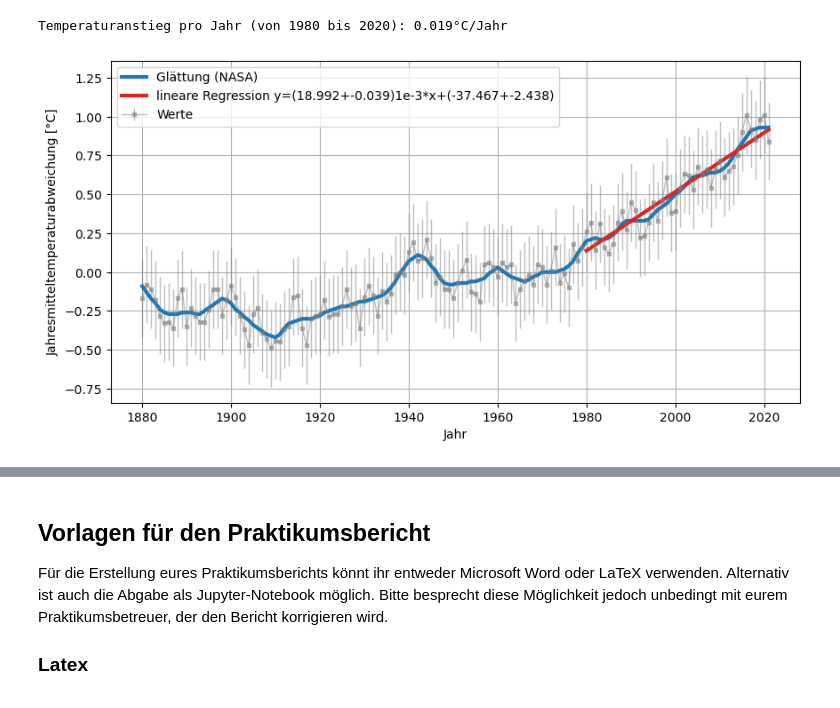
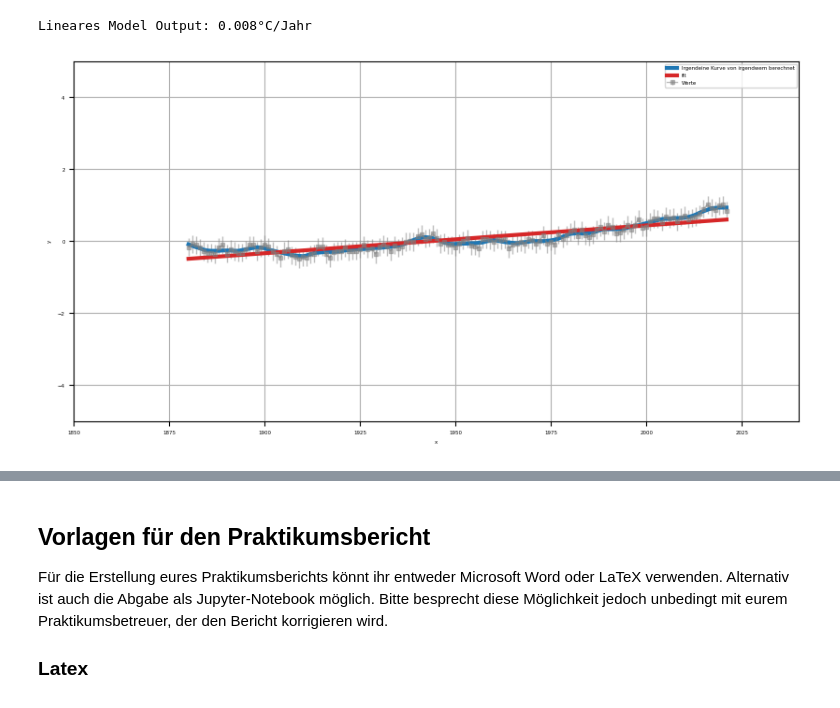
Before and after one commit to Kisleif/mtbook, a Jupyter notebook: _sources/content/0_Praktikum.ipynb, the cells around one changed output, grey strips where cells are left out. Drawn from its saved outputs; the diff is of its cells as text; code cells hidden in the pictures.

```diff
--- a/_sources/content/0_Praktikum.ipynb
+++ b/_sources/content/0_Praktikum.ipynb
@@ -70,43 +78,43 @@ Im Folgenden sind zwei Diagramme dargestellt, die jeweils die gleichen (!) Klima
 #Benötigte Libraries:
 import numpy as np
 import pandas as pd
 import matplotlib.pyplot as plt
 import plotly.offline as py
 py.init_notebook_mode(connected=True)
 import plotly.graph_objs as go
 import plotly.tools as tls
 import seaborn as sns
 import time
-import warnings
-warnings.filterwarnings('ignore')
 
 # MatplotLib Settings:
 plt.style.use('default') # Matplotlib Style wählen
 plt.figure(figsize=(10,5)) # Plot-Größe
-plt.rcParams['font.size'] = 10; # Schriftgröße
+plt.rcParams['font.size'] = 4; # Schriftgröße
 
 link = 'data/graph.csv' # Beispieldatei mit Klimadaten
 global_mean = pd.read_csv(link, header = 1) # Daten einlesen
 global_mean["uncertainty"] = 0.25 #Messunsicherheiten abschätzen, hier 0.25K Temperaturgenauigkeit angenommen
 
 # Lineare Regression berechnen:
-x=global_mean.loc[global_mean["Year"] >= 1980,"Year"]
-y=global_mean.loc[global_mean["Year"] >= 1980,"No_Smoothing"]
-y_err = global_mean.loc[global_mean["Year"] >= 1980,"uncertainty"]
+x=global_mean.loc[global_mean["Year"] >= 1880,"Year"]
+y=global_mean.loc[global_mean["Year"] >= 1880,"No_Smoothing"]
+y_err = global_mean.loc[global_mean["Year"] >= 1880,"uncertainty"]
 model = np.polyfit(x, y, deg=1, w=1/y_err, cov=True) # 1. Wert = Anstieg , 2. Wert = Schnittpunkt mit y-Achse
 y_model = model[0][0]*x+model[0][1] # Modell einer linearen Regression
 
 # print(global_mean) # Eingelesene Daten ausgeben
 plt.errorbar(global_mean["Year"],global_mean["No_Smoothing"], yerr=global_mean["uncertainty"], ls="-", lw=1, marker="s", ms=3, color="tab:gray", alpha=0.5, label="Werte");
-plt.plot(global_mean["Year"],global_mean["Lowess(5)"], lw=3,  color="tab:blue", label="Glättung (NASA)");
-plt.plot(x,y_model, ls="-", lw=3, color="tab:red", label=f"lineare Regression y=({model[0][0]*1000:.3f}+-{np.sqrt(model[1][0][0]*1000):.3f})1e-3*x+({model[0][1]:.3f}+-{np.sqrt(model[1][1][1]):.3f})");
-plt.xlabel('Jahr')
-plt.ylabel("Jahresmitteltemperaturabweichung [°C]")
+plt.plot(global_mean["Year"],global_mean["Lowess(5)"], lw=3,  color="tab:blue", label="Irgendeine Kurve von irgendwem berechnet");
+plt.plot(x,y_model, ls="-", lw=3, color="tab:red", label=f"fit");
+plt.xlabel('x')
+plt.ylabel('y')
+plt.xlim([1850,2040])
+plt.ylim([-5,5])
 plt.legend();
 plt.grid();
 
 # Temperaturanstieg ausgeben:
-print(f"Temperaturanstieg pro Jahr (von 1980 bis 2020): {model[0][0]:.3f}°C/Jahr")
+print(f"Lineares Model Output: {model[0][0]:.3f}°C/Jahr")
 # %% [output]
-Temperaturanstieg pro Jahr (von 1980 bis 2020): 0.019°C/Jahr
+Lineares Model Output: 0.008°C/Jahr
-[figure, old version]
+[figure, new version]
```
Also changed, not shown: parts of 6 cells of this notebook, 6 other files.
